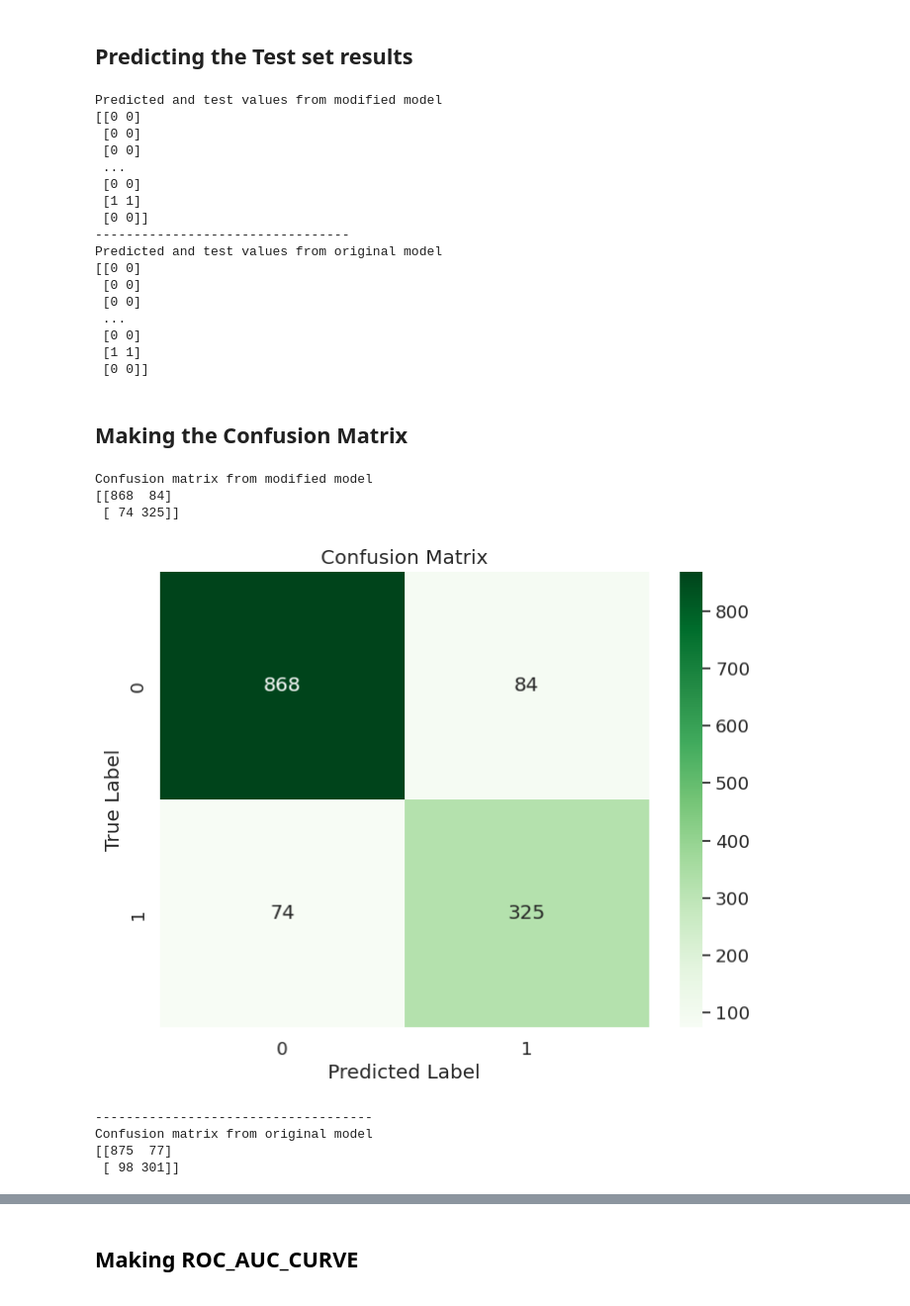
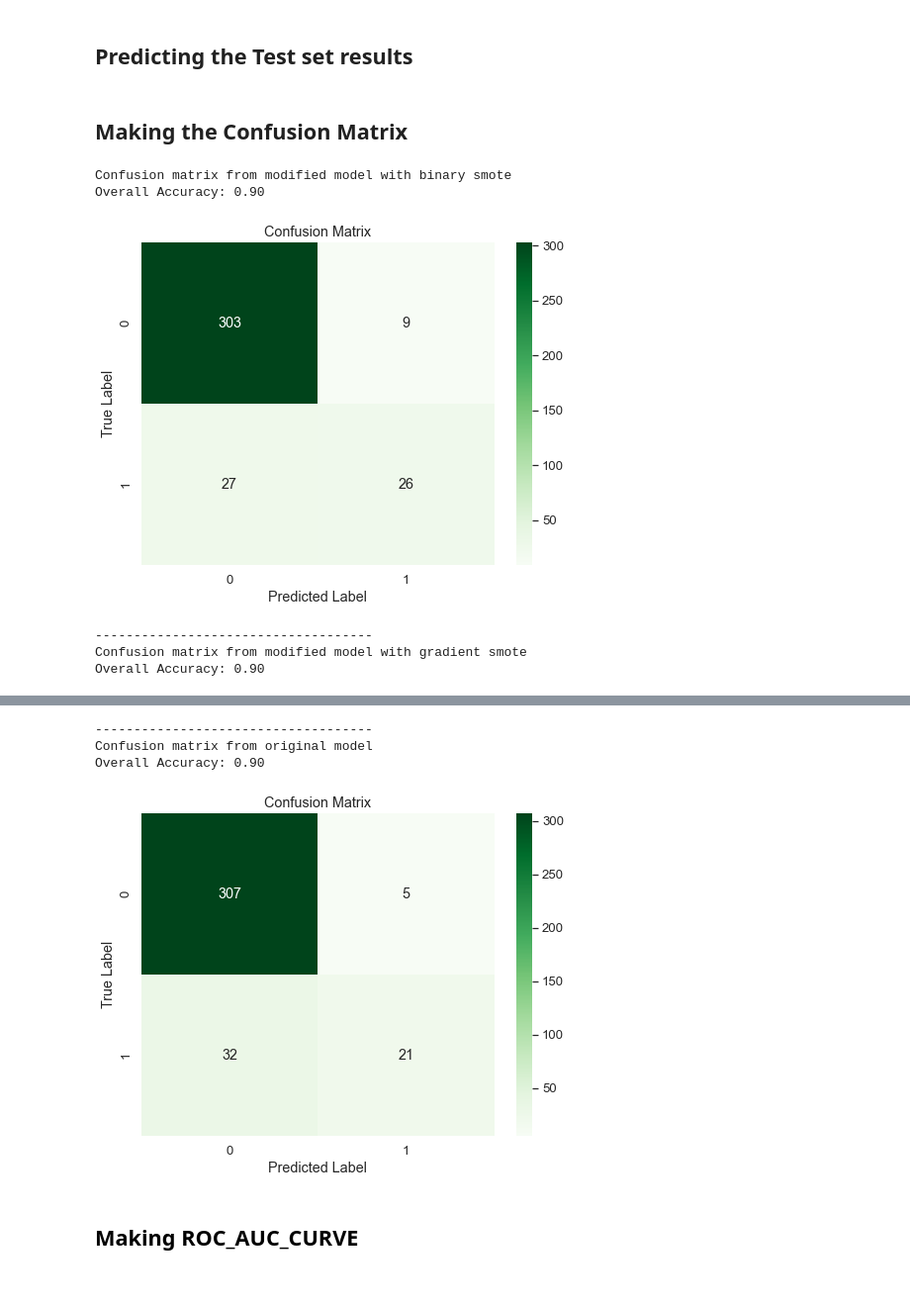
Before and after one commit to P-Silva1974746/Random-Forest-with-SMOTE, a Jupyter notebook: test.ipynb, the cells around one changed output, grey strips where cells are left out. Shown at 99% size. Saved outputs shown, nothing was run; the diff lists cells and outputs as text; code cells hidden in the pictures.

Commit message:
Notebook with updated graphs

```diff
--- a/test.ipynb
+++ b/test.ipynb
@@ -47,5 +65,5 @@ breast-w id: 15 ........
 # %%
-dataset = openml.datasets.get_dataset(1489, download_data=True, download_qualities=True, download_features_meta_data=True)
+dataset = openml.datasets.get_dataset(1049, download_data=True, download_qualities=True, download_features_meta_data=True)
 X,y,_,_=dataset.get_data(target=dataset.default_target_attribute , dataset_format="dataframe")
 map_dict=encod_dict(y)
 y.replace(map_dict, inplace=True)
@@ -186,68 +210,66 @@ Predictions from original model
 # %% [markdown]
 ## Predicting the Test set results
 # %%
-# Predicting the Test set result
-y_pred_proba = classifier._predict(X_test)  # Get the prediction probabilities
-y_pred = np.argmax(y_pred_proba, axis=1)    # Get the class with the highest probability
+# Predicting the Test set result for model with binary smote
+y_pred_proba_binary = classifier_binary._predict(X_test)  # Get the prediction probabilities
+y_pred_binary = np.argmax(y_pred_proba_binary, axis=1)    # Get the class with the highest probability
 # Print predictions vs actual
-print("Predicted and test values from modified model")
-print(np.concatenate((y_pred.reshape(len(y_pred), 1), y_test.values.reshape(len(y_test), 1)), 1))
+#print("Predicted and test values from modified model")
+#print(np.concatenate((y_pred.reshape(len(y_pred), 1), y_test.values.reshape(len(y_test), 1)), 1))
 
-print("---------------------------------")
+#print("---------------------------------")
+
+# Predicting the Test set result for model with gradient smote
+y_pred_proba_gradient = classifier_gradient._predict(X_test)  # Get the prediction probabilities
+y_pred_gradient = np.argmax(y_pred_proba_gradient, axis=1)    # Get the class with the highest probability
+# Print predictions vs actual
+#print("Predicted and test values from modified model")
+#print(np.concatenate((y_pred.reshape(len(y_pred), 1), y_test.values.reshape(len(y_test), 1)), 1))
+
+#print("---------------------------------")
+
 y_pred_proba_original = classifier_original._predict(X_test)
 y_pred_original = np.argmax(y_pred_proba_original, axis=1)
 # Print predictions vs actual
-print("Predicted and test values from original model")
-print(np.concatenate((y_pred_original.reshape(len(y_pred_original), 1), y_test.values.reshape(len(y_test), 1)), 1))
+#print("Predicted and test values from original model")
+#print(np.concatenate((y_pred_original.reshape(len(y_pred_original), 1), y_test.values.reshape(len(y_test), 1)), 1))
-# %% [output]
-Predicted and test values from modified model
-[[0 0]
- [0 0]
- [0 0]
- ...
- [0 0]
- [1 1]
- [0 0]]
----------------------------------
-Predicted and test values from original model
-[[0 0]
- [0 0]
- [0 0]
- ...
- [0 0]
- [1 1]
- [0 0]]
 # %% [markdown]
 ## Making the Confusion Matrix
 # %%
 def plot_confusion_matrix(y_test, y_pred, class_names):
     # Compute confusion matrix
     cm = confusion_matrix(y_test, y_pred, labels=class_names)
-    print(cm)
+
+    # Calculate overall accuracy
+    accuracy = np.trace(cm) / np.sum(cm)
+    # Display overall accuracy
+    print(f"Overall Accuracy: {accuracy:.2f}")
 
     # Plot confusion matrix
     plt.figure(figsize=(8, 6))
     sns.set(font_scale=1.2)
     sns.heatmap(cm, annot=True, fmt='d', cmap="Greens",
                 xticklabels=class_names,
                 yticklabels=class_names)
     plt.xlabel('Predicted Label')
     plt.ylabel('True Label')
     plt.title('Confusion Matrix')
     plt.show()
+    return accuracy
 
 class_names = np.unique(y_train)
-print("Confusion matrix from modified model")
-plot_confusion_matrix(y_test, y_pred, class_names)
+print("Confusion matrix from modified model with binary smote")
+cm_accuracy_binary = plot_confusion_matrix(y_test, y_pred_binary, class_names)
+print("------------------------------------")
+print("Confusion matrix from modified model with gradient smote")
+cm_accuracy_gradient = plot_confusion_matrix(y_test, y_pred_gradient, class_names)
 print("------------------------------------")
 print("Confusion matrix from original model")
-plot_confusion_matrix(y_test, y_pred_original, class_names)
+cm_accuracy_original = plot_confusion_matrix(y_test, y_pred_original, class_names)
 # %% [output]
-Confusion matrix from modified model
-[[868  84]
- [ 74 325]]
+Confusion matrix from modified model with binary smote
+Overall Accuracy: 0.90
-[figure, old version]
+[figure, new version]
 ------------------------------------
-Confusion matrix from original model
-[[875  77]
- [ 98 301]]
+Confusion matrix from modified model with gradient smote
+Overall Accuracy: 0.90
@@ -255,3 +277,7 @@ Confusion matrix from original model
+------------------------------------
+Confusion matrix from original model
+Overall Accuracy: 0.90
+[figure, added]
 # %% [markdown]
 <div>
     <h2 style="color: black;">Making ROC_AUC_CURVE</h2>
```
Also changed, not shown: parts of 21 cells of this notebook, 11 other files.
